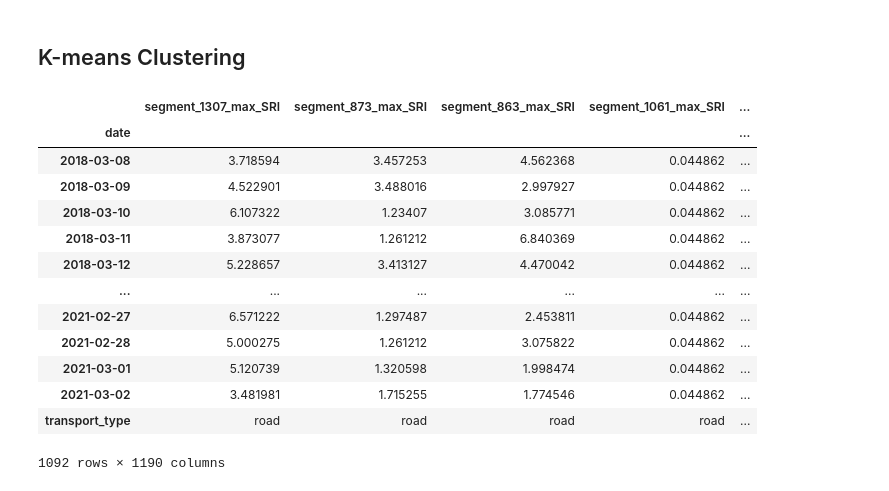
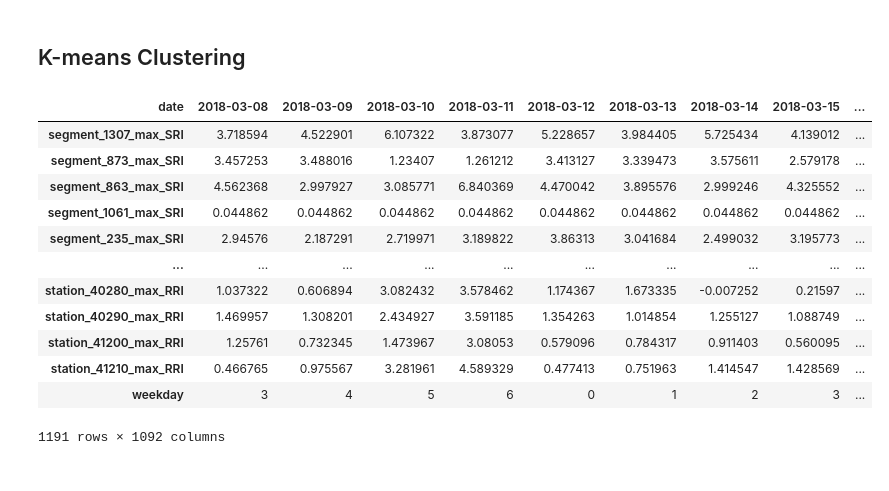
Before and after one commit to amandakhoo/data4all-team6, a Jupyter notebook: Feature Exploration and Unsupervised Learning.ipynb, the cells around one changed output. Drawn from its saved outputs; the diff is of its cells as text; code cells hidden in the pictures.

```diff
--- a/Feature Exploration and Unsupervised Learning.ipynb
+++ b/Feature Exploration and Unsupervised Learning.ipynb
@@ -131,3 +137,13 @@ array([[2.32534005e+02, 3.54972292e+02, 4.93702771e-01],
        [3.95465995e-01, 6.03694374e-01, 8.39630563e-04]])
 # %% [markdown]
 ## Principal Component Analysis
+# %%
+import datetime
+
+date_time_str = df['date'].values
+date_time_weekday = []
+for date in date_time_str:
+    date_time_obj = datetime.datetime.strptime(date, '%Y-%m-%d')
+    date_time_weekday.append(date_time_obj.weekday())
+
+df['weekday'] = date_time_weekday
@@ -223,19 +302,18 @@ df_T['transport_type'].loc[df_T.index.str.contains('date', 'transport_type')] =
 df_T.columns = df_T.loc['date']
 df_T.drop('date', inplace = True)
 # %%
-df_T.T
+df_T
 # %% [output]
-|  | segment_1307_max_SRI | segment_873_max_SRI | segment_863_max_SRI | segment_1061_max_SRI | ... |
-| date |  |  |  |  | ... |
-| 2018-03-08 | 3.718594 | 3.457253 | 4.562368 | 0.044862 | ... |
-| 2018-03-09 | 4.522901 | 3.488016 | 2.997927 | 0.044862 | ... |
-| 2018-03-10 | 6.107322 | 1.23407 | 3.085771 | 0.044862 | ... |
-| 2018-03-11 | 3.873077 | 1.261212 | 6.840369 | 0.044862 | ... |
-| 2018-03-12 | 5.228657 | 3.413127 | 4.470042 | 0.044862 | ... |
-| ... | ... | ... | ... | ... | ... |
-| 2021-02-27 | 6.571222 | 1.297487 | 2.453811 | 0.044862 | ... |
-| 2021-02-28 | 5.000275 | 1.261212 | 3.075822 | 0.044862 | ... |
-| 2021-03-01 | 5.120739 | 1.320598 | 1.998474 | 0.044862 | ... |
-| 2021-03-02 | 3.481981 | 1.715255 | 1.774546 | 0.044862 | ... |
-| transport_type | road | road | road | road | ... |
+| date | 2018-03-08 | 2018-03-09 | 2018-03-10 | 2018-03-11 | 2018-03-12 | 2018-03-13 | 2018-03-14 | 2018-03-15 | ... |
+| segment_1307_max_SRI | 3.718594 | 4.522901 | 6.107322 | 3.873077 | 5.228657 | 3.984405 | 5.725434 | 4.139012 | ... |
+| segment_873_max_SRI | 3.457253 | 3.488016 | 1.23407 | 1.261212 | 3.413127 | 3.339473 | 3.575611 | 2.579178 | ... |
+| segment_863_max_SRI | 4.562368 | 2.997927 | 3.085771 | 6.840369 | 4.470042 | 3.895576 | 2.999246 | 4.325552 | ... |
+| segment_1061_max_SRI | 0.044862 | 0.044862 | 0.044862 | 0.044862 | 0.044862 | 0.044862 | 0.044862 | 0.044862 | ... |
+| segment_235_max_SRI | 2.94576 | 2.187291 | 2.719971 | 3.189822 | 3.86313 | 3.041684 | 2.499032 | 3.195773 | ... |
+| ... | ... | ... | ... | ... | ... | ... | ... | ... | ... |
+| station_40280_max_RRI | 1.037322 | 0.606894 | 3.082432 | 3.578462 | 1.174367 | 1.673335 | -0.007252 | 0.21597 | ... |
+| station_40290_max_RRI | 1.469957 | 1.308201 | 2.434927 | 3.591185 | 1.354263 | 1.014854 | 1.255127 | 1.088749 | ... |
+| station_41200_max_RRI | 1.25761 | 0.732345 | 1.473967 | 3.08053 | 0.579096 | 0.784317 | 0.911403 | 0.560095 | ... |
+| station_41210_max_RRI | 0.466765 | 0.975567 | 3.281961 | 4.589329 | 0.477413 | 0.751963 | 1.414547 | 1.428569 | ... |
+| weekday | 3 | 4 | 5 | 6 | 0 | 1 | 2 | 3 | ... |
-1092 rows × 1190 columns
+1191 rows × 1092 columns
```
Also changed, not shown: parts of 11 cells of this notebook, 1 other file.
